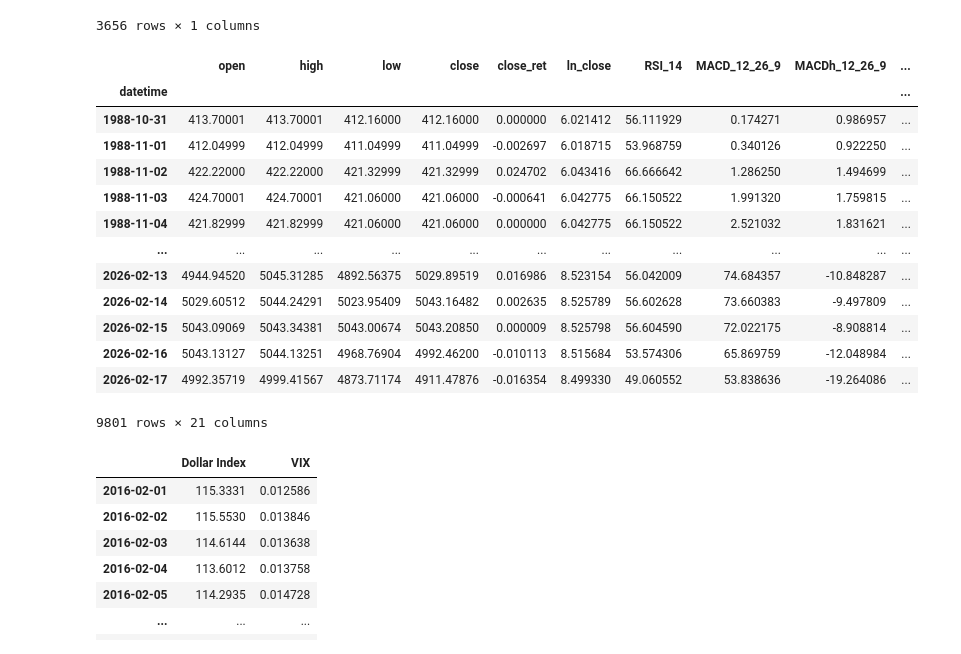
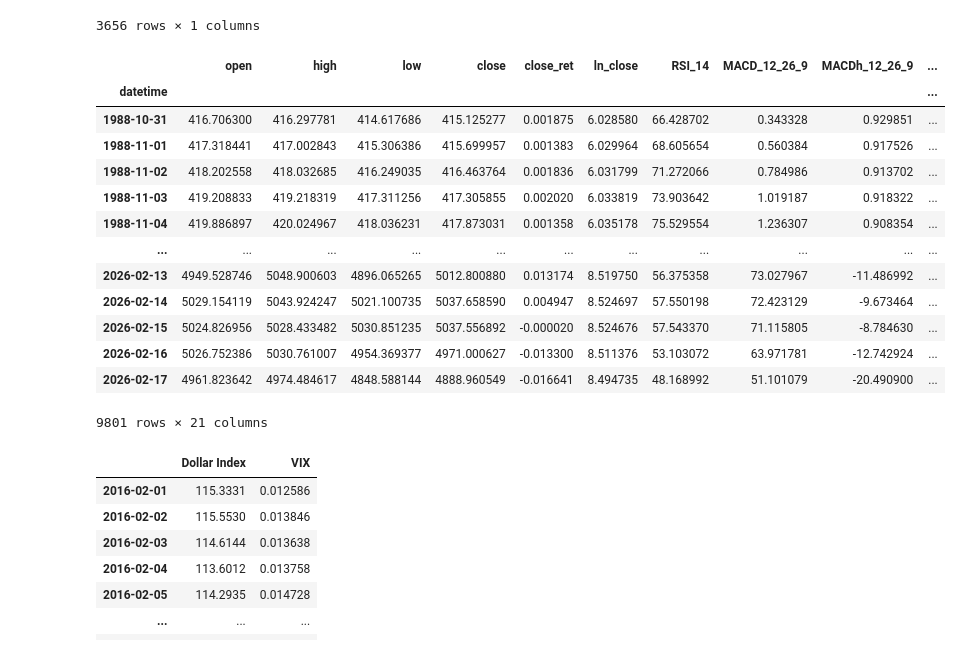
Before and after one commit to FulinQ/AQT, a Jupyter notebook: Gold/After_Meeting/Model1_ip.ipynb, the cells around one changed output. Saved outputs shown, nothing was run; the diff lists cells and outputs as text; code cells hidden in the pictures.

Commit message:
denoised

```diff
--- a/Gold/After_Meeting/Model1_ip.ipynb
+++ b/Gold/After_Meeting/Model1_ip.ipynb
@@ -963,6 +964,16 @@ fig.update_layout(
 fig.show()
 # %% [markdown]
 ## Technical Data
+# %%
+def denoise_data(data, wavelet='db4', level=2):
+    coeff = pywt.wavedec(data, wavelet, mode="per")
+    sigma = (1/0.6745) * np.median(np.abs(coeff[-1] - np.median(coeff[-1])))
+    uthesh = sigma * np.sqrt(2 * np.log(len(data)))
+    new_coeff = [coeff[0]]
+    for i in coeff[1:]:
+        new_coeff.append(pywt.threshold(i, value=uthesh, mode='soft'))
+    reconstructed = pywt.waverec(new_coeff, wavelet, mode='per')
+    return reconstructed[:len(data)]
 # %%
 macro_feature = results[['Predicted']].copy()
 macro_feature.columns = ['Macro_Signal']
@@ -992,48 +1003,50 @@ macro_daily
 df_daily = pd.read_csv('all_gold_data.csv', index_col=0, parse_dates=True)
 df_daily.sort_index(inplace=True)
 df_daily = df_daily[~df_daily.index.duplicated(keep='first')]
+for col in ['open', 'high', 'low', 'close']:
+    df_daily[col] = denoise_data(df_daily[col].values)
 df_daily['close_ret'] = np.log(df_daily['close']).diff()
 df_daily['ln_close'] = np.log(df_daily['close'])
 
-df_daily.ta.rsi(length=14, append=True) # Momentum
-df_daily.ta.macd(fast=12, slow=26, signal=9, append=True) # Trend & Momentum
+df_daily.ta.rsi(close='close', length=14, append=True) # Momentum
+df_daily.ta.macd(close='close', fast=12, slow=26, signal=9, append=True) # Trend & Momentum
 df_daily.ta.adx(length=14, append=True) # Trend Strength
 df_daily.ta.cci(length=20, append=True) # Cyclical Trend
 df_daily.ta.bbands(length=20, std=2, append=True) # Volatility
 df_daily.ta.atr(length=14, append=True) # Volatility
 df_daily.ta.ema(length=50, append=True)
 df_daily.ta.ema(length=200, append=True)
 df_daily['dist_ema50'] = (df_daily['close'] - df_daily['EMA_50']) / df_daily['EMA_50']
 df_daily['dist_ema200'] = (df_daily['close'] - df_daily['EMA_200']) / df_daily['EMA_200']
 df_daily['daily_range'] = (df_daily['high'] - df_daily['low']) / df_daily['open']
 
 rolling_mean = df_daily['close'].rolling(window=20).mean()
 rolling_std = df_daily['close'].rolling(window=20).std()
 df_daily['z_score'] = (df_daily['close'] - rolling_mean) / rolling_std
 
 cols_to_drop = [
     'EMA_50', 'EMA_200',      # เราใช้ dist_ema แทนแล้ว
     'BBU_20_2.0', 'BBL_20_2.0', 'BBM_20_2.0' # เราใช้ bb_width กับ bb_percentage แทนแล้ว
 ]
 
 cols_to_drop = [c for c in cols_to_drop if c in df_daily.columns]
 df_daily.drop(columns=cols_to_drop, inplace=True)
 df_daily.dropna(inplace=True)
 df_daily
 # %% [output]
 |  | open | high | low | close | close_ret | ln_close | RSI_14 | MACD_12_26_9 | MACDh_12_26_9 | ... |
 | datetime |  |  |  |  |  |  |  |  |  | ... |
-| 1988-10-31 | 413.70001 | 413.70001 | 412.16000 | 412.16000 | 0.000000 | 6.021412 | 56.111929 | 0.174271 | 0.986957 | ... |
-| 1988-11-01 | 412.04999 | 412.04999 | 411.04999 | 411.04999 | -0.002697 | 6.018715 | 53.968759 | 0.340126 | 0.922250 | ... |
-| 1988-11-02 | 422.22000 | 422.22000 | 421.32999 | 421.32999 | 0.024702 | 6.043416 | 66.666642 | 1.286250 | 1.494699 | ... |
-| 1988-11-03 | 424.70001 | 424.70001 | 421.06000 | 421.06000 | -0.000641 | 6.042775 | 66.150522 | 1.991320 | 1.759815 | ... |
-| 1988-11-04 | 421.82999 | 421.82999 | 421.06000 | 421.06000 | 0.000000 | 6.042775 | 66.150522 | 2.521032 | 1.831621 | ... |
+| 1988-10-31 | 416.706300 | 416.297781 | 414.617686 | 415.125277 | 0.001875 | 6.028580 | 66.428702 | 0.343328 | 0.929851 | ... |
+| 1988-11-01 | 417.318441 | 417.002843 | 415.306386 | 415.699957 | 0.001383 | 6.029964 | 68.605654 | 0.560384 | 0.917526 | ... |
+| 1988-11-02 | 418.202558 | 418.032685 | 416.249035 | 416.463764 | 0.001836 | 6.031799 | 71.272066 | 0.784986 | 0.913702 | ... |
+| 1988-11-03 | 419.208833 | 419.218319 | 417.311256 | 417.305855 | 0.002020 | 6.033819 | 73.903642 | 1.019187 | 0.918322 | ... |
+| 1988-11-04 | 419.886897 | 420.024967 | 418.036231 | 417.873031 | 0.001358 | 6.035178 | 75.529554 | 1.236307 | 0.908354 | ... |
 | ... | ... | ... | ... | ... | ... | ... | ... | ... | ... | ... |
-| 2026-02-13 | 4944.94520 | 5045.31285 | 4892.56375 | 5029.89519 | 0.016986 | 8.523154 | 56.042009 | 74.684357 | -10.848287 | ... |
-| 2026-02-14 | 5029.60512 | 5044.24291 | 5023.95409 | 5043.16482 | 0.002635 | 8.525789 | 56.602628 | 73.660383 | -9.497809 | ... |
-| 2026-02-15 | 5043.09069 | 5043.34381 | 5043.00674 | 5043.20850 | 0.000009 | 8.525798 | 56.604590 | 72.022175 | -8.908814 | ... |
-| 2026-02-16 | 5043.13127 | 5044.13251 | 4968.76904 | 4992.46200 | -0.010113 | 8.515684 | 53.574306 | 65.869759 | -12.048984 | ... |
-| 2026-02-17 | 4992.35719 | 4999.41567 | 4873.71174 | 4911.47876 | -0.016354 | 8.499330 | 49.060552 | 53.838636 | -19.264086 | ... |
+| 2026-02-13 | 4949.528746 | 5048.900603 | 4896.065265 | 5012.800880 | 0.013174 | 8.519750 | 56.375358 | 73.027967 | -11.486992 | ... |
+| 2026-02-14 | 5029.154119 | 5043.924247 | 5021.100735 | 5037.658590 | 0.004947 | 8.524697 | 57.550198 | 72.423129 | -9.673464 | ... |
+| 2026-02-15 | 5024.826956 | 5028.433482 | 5030.851235 | 5037.556892 | -0.000020 | 8.524676 | 57.543370 | 71.115805 | -8.784630 | ... |
+| 2026-02-16 | 5026.752386 | 5030.761007 | 4954.369377 | 4971.000627 | -0.013300 | 8.511376 | 53.103072 | 63.971781 | -12.742924 | ... |
+| 2026-02-17 | 4961.823642 | 4974.484617 | 4848.588144 | 4888.960549 | -0.016641 | 8.494735 | 48.168992 | 51.101079 | -20.490900 | ... |
 9801 rows × 21 columns
 # %%
 """
```
Also changed, not shown: parts of 11 cells of this notebook, 3 other files.
